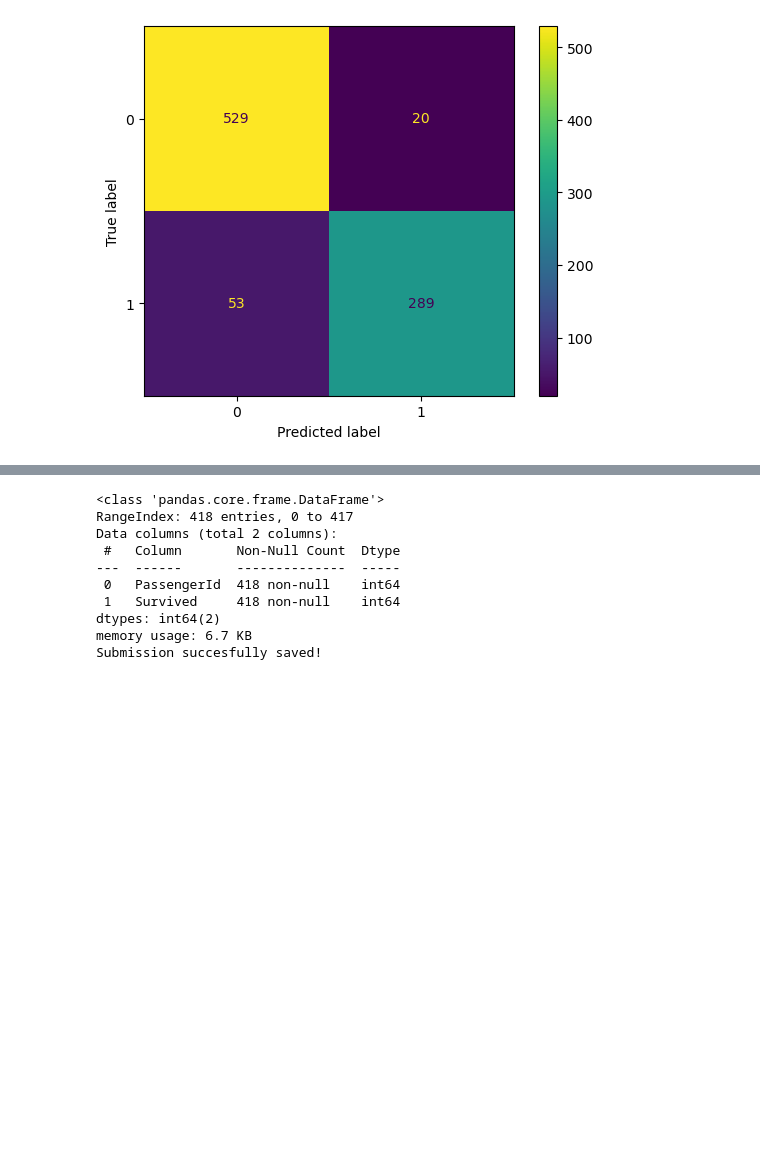
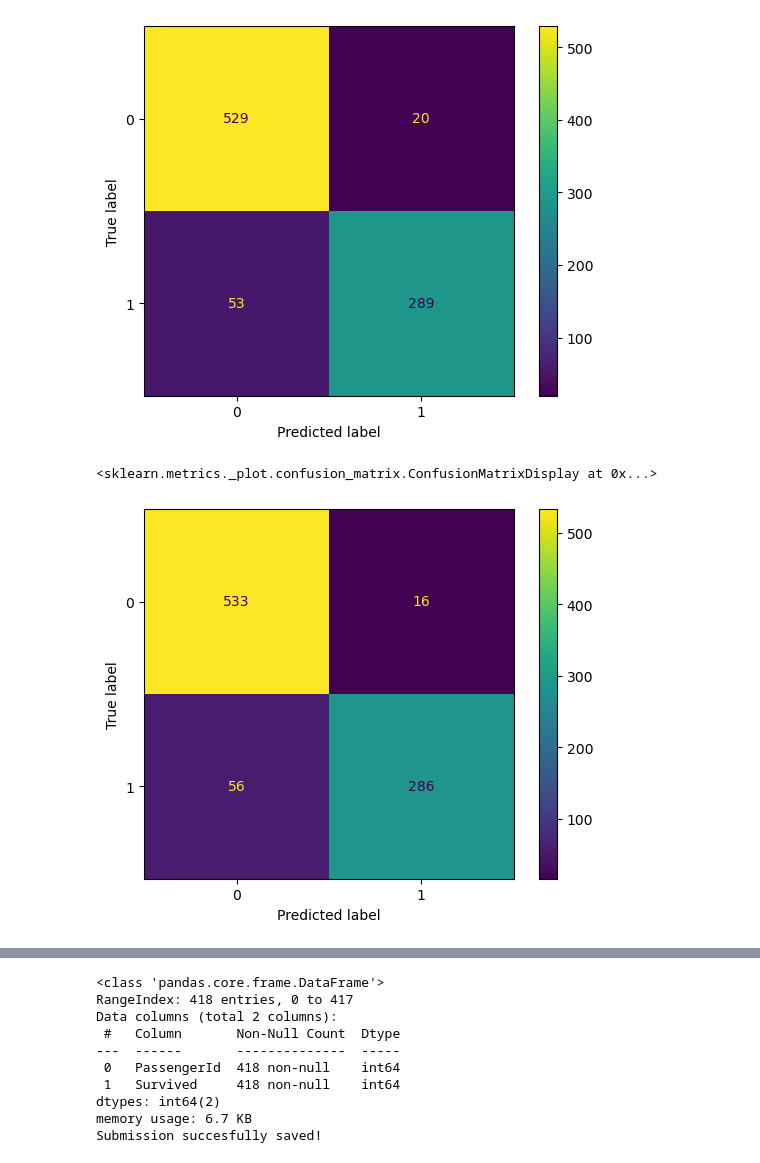
Before and after one commit to JappeBulckaen/KaggleNotebooks, a Jupyter notebook: titanic-getting-started.ipynb, the cells around one changed output, grey strips where cells are left out. Drawn from its saved outputs; the diff is of its cells as text; code cells hidden in the pictures; blank space fills up the shorter version.

```diff
--- a/titanic-getting-started.ipynb
+++ b/titanic-getting-started.ipynb
@@ -141,11 +185,9 @@ train_data[numerical].corr()
 # %%
 # Random Forest Model:
 
-from sklearn.ensemble import RandomForestClassifier
-
 y = train_data["Survived"]
 
-features = ["Pclass", "Sex", "SibSp", "Parch", "Age"]
+features = ["Pclass", "Sex", "SibSp", "Parch", "Age_Lin"]
 X = pd.get_dummies(train_data[features])
 X_test = pd.get_dummies(test_data[features])
 
@@ -155,4 +197,16 @@ model = RandomForestClassifier(n_estimators = 100,
 model.fit(X,y)
 train_predictions = model.predict(X)
 test_predictions = model.predict(X_test)
+# %%
+# XGBoost Model:
+
+xg_y = train_data["Survived"]
+
+xg_X = pd.get_dummies(train_data[features])
+xg_X_test = pd.get_dummies(test_data[features])
+
+xg_model = HistGradientBoostingClassifier(min_samples_leaf=10).fit(xg_X, xg_y)
+xg_model.fit(X,y)
+xg_train_predictions = xg_model.predict(X)
+xg_test_predictions = xg_model.predict(X_test)
 # %%
@@ -163,5 +217,13 @@ disp.plot()
 # %% [output]
 <sklearn.metrics._plot.confusion_matrix.ConfusionMatrixDisplay at 0x...>
 [figure]
+# %%
+#Confusion Matrix Results - XGBoost Model
+cm_xg = confusion_matrix(xg_y, xg_train_predictions)
+disp = ConfusionMatrixDisplay(cm_xg)
+disp.plot()
+# %% [output]
+<sklearn.metrics._plot.confusion_matrix.ConfusionMatrixDisplay at 0x...>
+[figure, added]
 # %%
 from sklearn.metrics import classification_report
```
Also changed, not shown: parts of 8 cells of this notebook.
